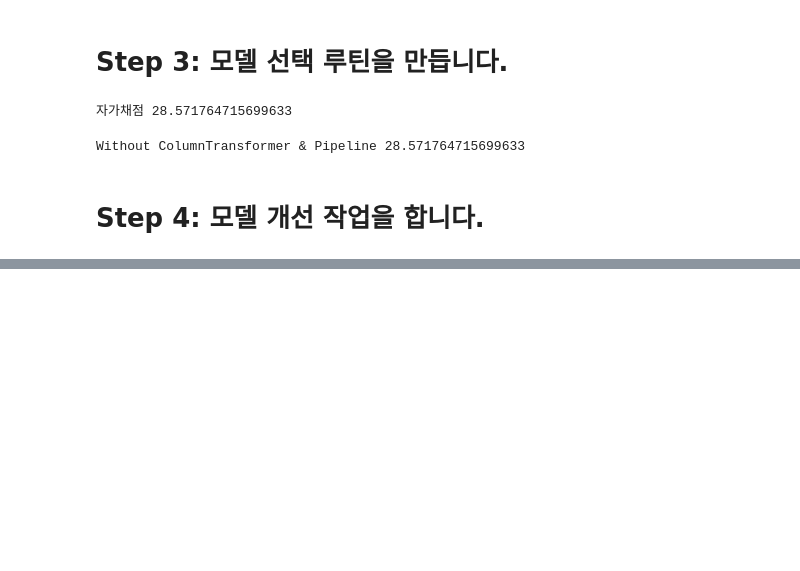
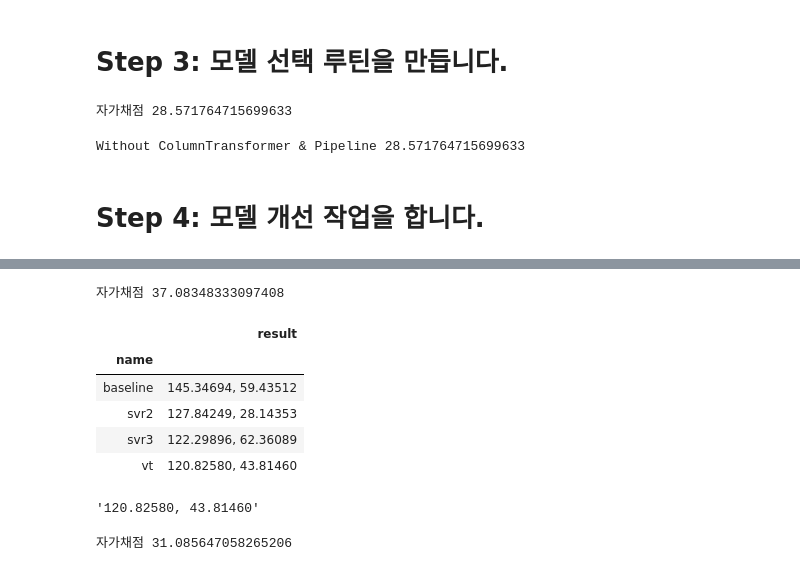
Before and after one commit to sunkusun9/DS_lv3_2504_1, a Jupyter notebook: sec_ds_lv3_prob3_kaggle.ipynb, the cells around one changed output, grey strips where cells are left out. Saved outputs shown, nothing was run; the diff lists cells and outputs as text; code cells hidden in the pictures; blank space fills up the shorter version.

```diff
--- a/sec_ds_lv3_prob3_kaggle.ipynb
+++ b/sec_ds_lv3_prob3_kaggle.ipynb
@@ -309,6 +309,6 @@ ct = ColumnTransformer([
     ('ohe', OneHotEncoder(categories='auto'), ['DayName']),
     ('pt', 'passthrough', ['AM', 'Holiday_yn'])
 ])
-reg_svr2 = make_pipeline(ct, SVR(kernel='rbf', C=10, gamma=0.1)) # TODO-with
+reg_svr2 = make_pipeline(ct, SVR(kernel='rbf', C=1000, gamma=0.25))
 eval_model('svr2', reg_svr2)
 # %% [output]
@@ -336,0 +327,17 @@ eval_model('svr3', reg_svr3)
+# %%
+# SVR3: TotalHour와 lag1~6 까지의 변수에  PCA를 사용합니다. 축소할 성분수도 확인해봅니다.
+
+from sklearn.svm import SVR
+from sklearn.decomposition import PCA
+
+# TotalHour, lag_1 ~ 6 까지 표준화하고 PCA를 통한 차원 축소를 합니다. 최적의 성분수 까지 구해봅니다.
+# ColumnTransformer 내에서도 make_pipeline을 사용하여 변환기를 구성할 수 있습니다.
+# StandardScaler -> PCA
+ct = ColumnTransformer([
+    ('std', make_pipeline(StandardScaler(), PCA(n_components=2)), ['TotalHour'] + ['lag_{}'.format(i) for i in range(1, 7)]),
+    ('ohe', OneHotEncoder(categories='auto'), ['DayName']),
+    ('pt', 'passthrough', ['AM', 'Holiday_yn'])
+])
+
+reg_svr3 =  make_pipeline(ct, SVR(kernel='rbf', C= 1000, gamma=0.25))
+eval_model('svr3', reg_svr3)
@@ -337,5 +351,33 @@ eval_model('svr3', reg_svr3)
+# %%
+prd = select_model(reg_svr3)
+
+# 자가 채점
+print("자가채점", mean_absolute_error(s_kaggle_ans, prd))
+# %% [output]
+자가채점 37.08348333097408
 # %%
-# TODO-with reg_svr2 와 reg_svr3을 Voting 앙상블 해봅니다.
+from sklearn.ensemble import VotingRegressor
+# reg_svr2 와 reg_svr3을 Voting 앙상블 해봅니다.
+reg_vt = VotingRegressor([
+    ('reg_svr2', reg_svr2),
+    ('reg_svr3', reg_svr3)
+])
+eval_model('vt', reg_vt)
+# %% [output]
+|  | result |
+| name |  |
+| baseline | 145.34694, 59.43512 |
+| svr2 | 127.84249, 28.14353 |
+| svr3 | 122.29896, 62.36089 |
+| vt | 120.82580, 43.81460 |
+'120.82580, 43.81460'
+# %%
+prd = select_model(reg_vt)
+
+# 자가 채점
+print("자가채점", mean_absolute_error(s_kaggle_ans, prd))
+# %% [output]
+자가채점 31.085647058265206
 # %%
 # LR: LinearRegression 모델을 사용합니다.
 from sklearn.linear_model import LinearRegression
```
Also changed, not shown: parts of 14 cells of this notebook.
